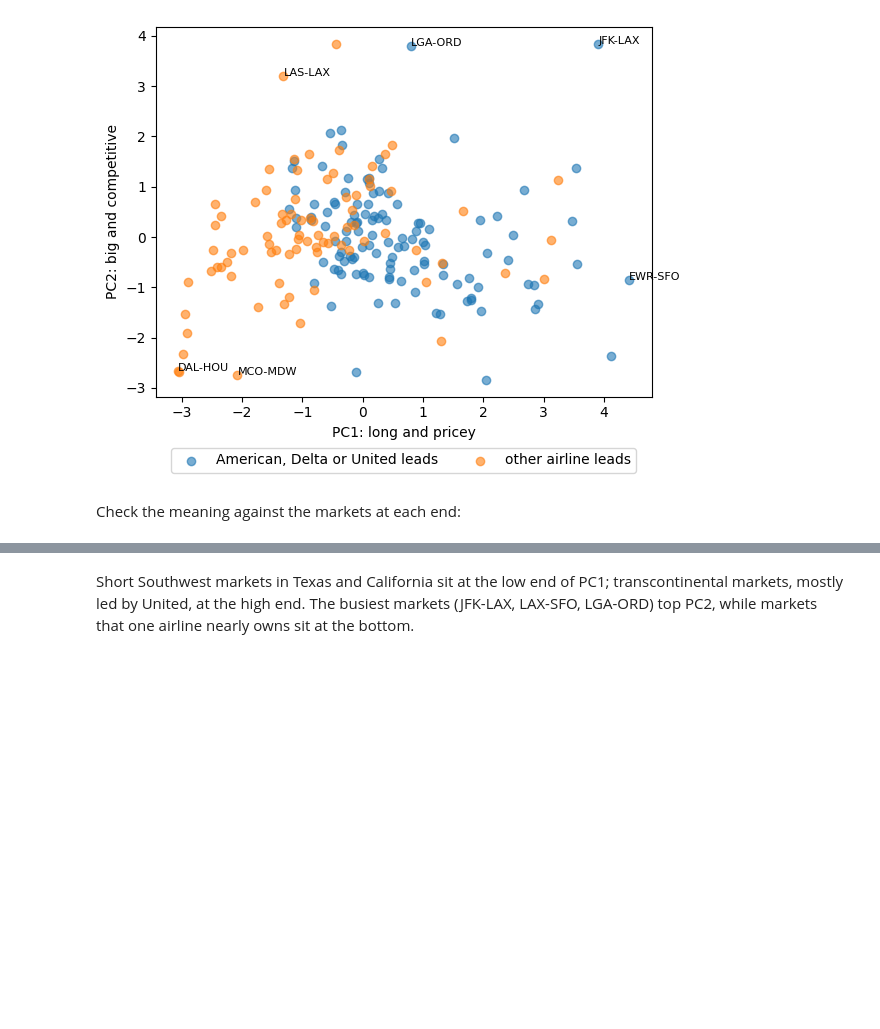
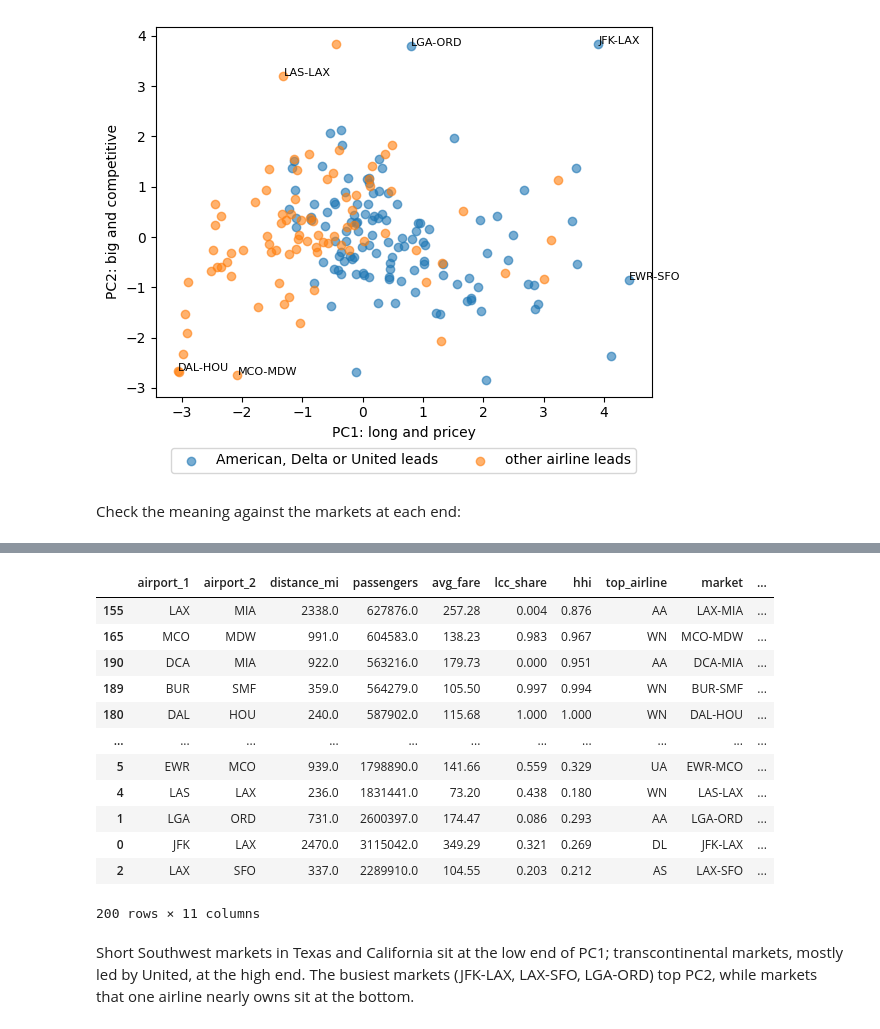
Before and after one commit to kjmobile/lb2, a Jupyter notebook: 11_PCA_Airline_Markets_all.ipynb, the cells around one changed output, grey strips where cells are left out. Cells and saved outputs as stored; diff of their text form; code cells hidden in the pictures; blank space fills up the shorter version.

```diff
--- a/11_PCA_Airline_Markets_all.ipynb
+++ b/11_PCA_Airline_Markets_all.ipynb
@@ -185,3 +173,19 @@ print(routes.sort_values('PC2')[cols].tail(3).round(2))             # highest PC
+# %%
+routes.sort_values('PC2')     # lowest PC2 at the top, highest at the bottom
+# %% [output]
+|  | airport_1 | airport_2 | distance_mi | passengers | avg_fare | lcc_share | hhi | top_airline | market | ... |
+| 155 | LAX | MIA | 2338.0 | 627876.0 | 257.28 | 0.004 | 0.876 | AA | LAX-MIA | ... |
+| 165 | MCO | MDW | 991.0 | 604583.0 | 138.23 | 0.983 | 0.967 | WN | MCO-MDW | ... |
+| 190 | DCA | MIA | 922.0 | 563216.0 | 179.73 | 0.000 | 0.951 | AA | DCA-MIA | ... |
+| 189 | BUR | SMF | 359.0 | 564279.0 | 105.50 | 0.997 | 0.994 | WN | BUR-SMF | ... |
+| 180 | DAL | HOU | 240.0 | 587902.0 | 115.68 | 1.000 | 1.000 | WN | DAL-HOU | ... |
+| ... | ... | ... | ... | ... | ... | ... | ... | ... | ... | ... |
+| 5 | EWR | MCO | 939.0 | 1798890.0 | 141.66 | 0.559 | 0.329 | UA | EWR-MCO | ... |
+| 4 | LAS | LAX | 236.0 | 1831441.0 | 73.20 | 0.438 | 0.180 | WN | LAS-LAX | ... |
+| 1 | LGA | ORD | 731.0 | 2600397.0 | 174.47 | 0.086 | 0.293 | AA | LGA-ORD | ... |
+| 0 | JFK | LAX | 2470.0 | 3115042.0 | 349.29 | 0.321 | 0.269 | DL | JFK-LAX | ... |
+| 2 | LAX | SFO | 337.0 | 2289910.0 | 104.55 | 0.203 | 0.212 | AS | LAX-SFO | ... |
+200 rows × 11 columns
 # %% [markdown]
 Short Southwest markets in Texas and California sit at the low end of PC1; transcontinental markets, mostly led by
 United, at the high end. The busiest markets (JFK-LAX, LAX-SFO, LGA-ORD) top PC2, while markets that one airline nearly owns sit at the
```
Also changed, not shown: parts of 3 cells of this notebook, 3 other files.
